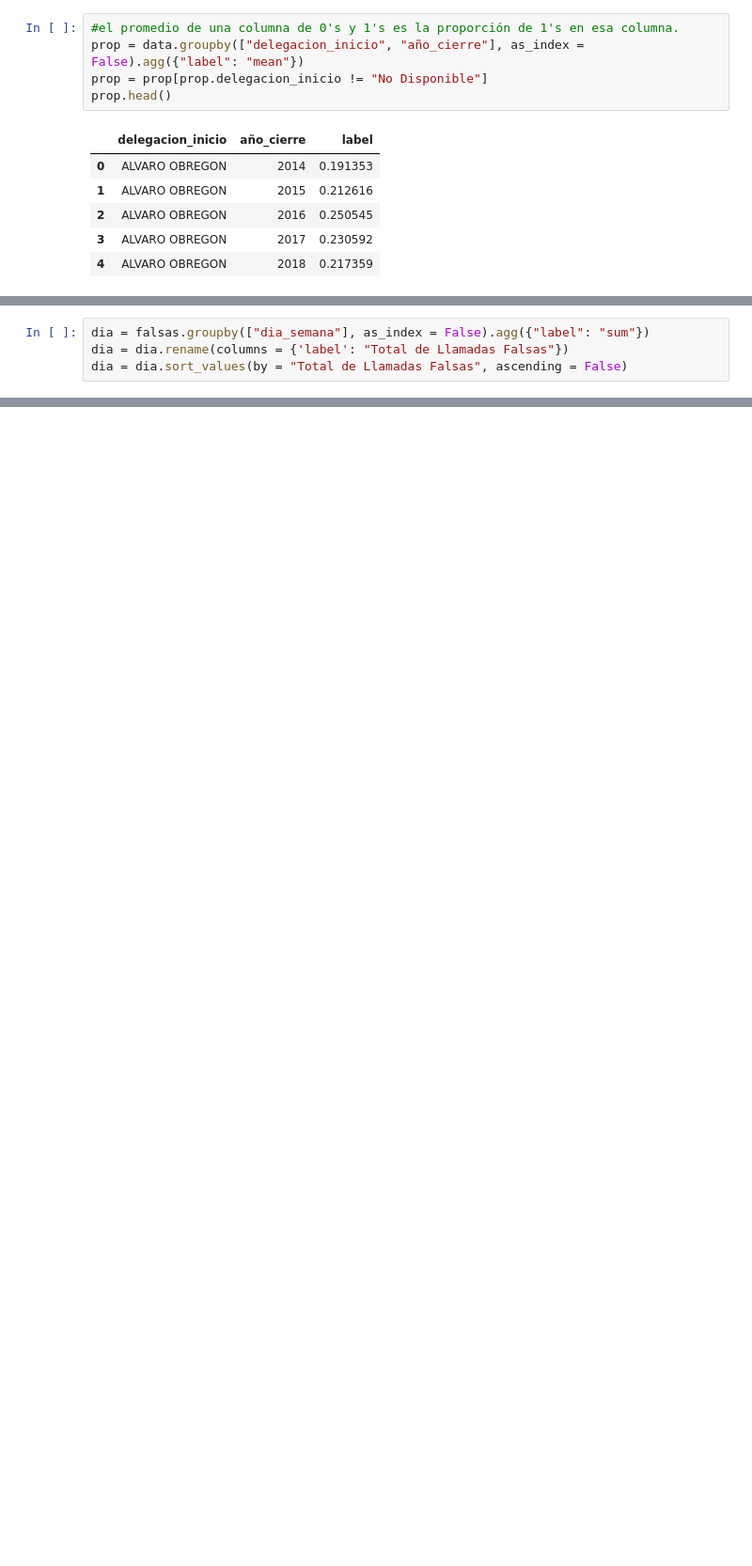
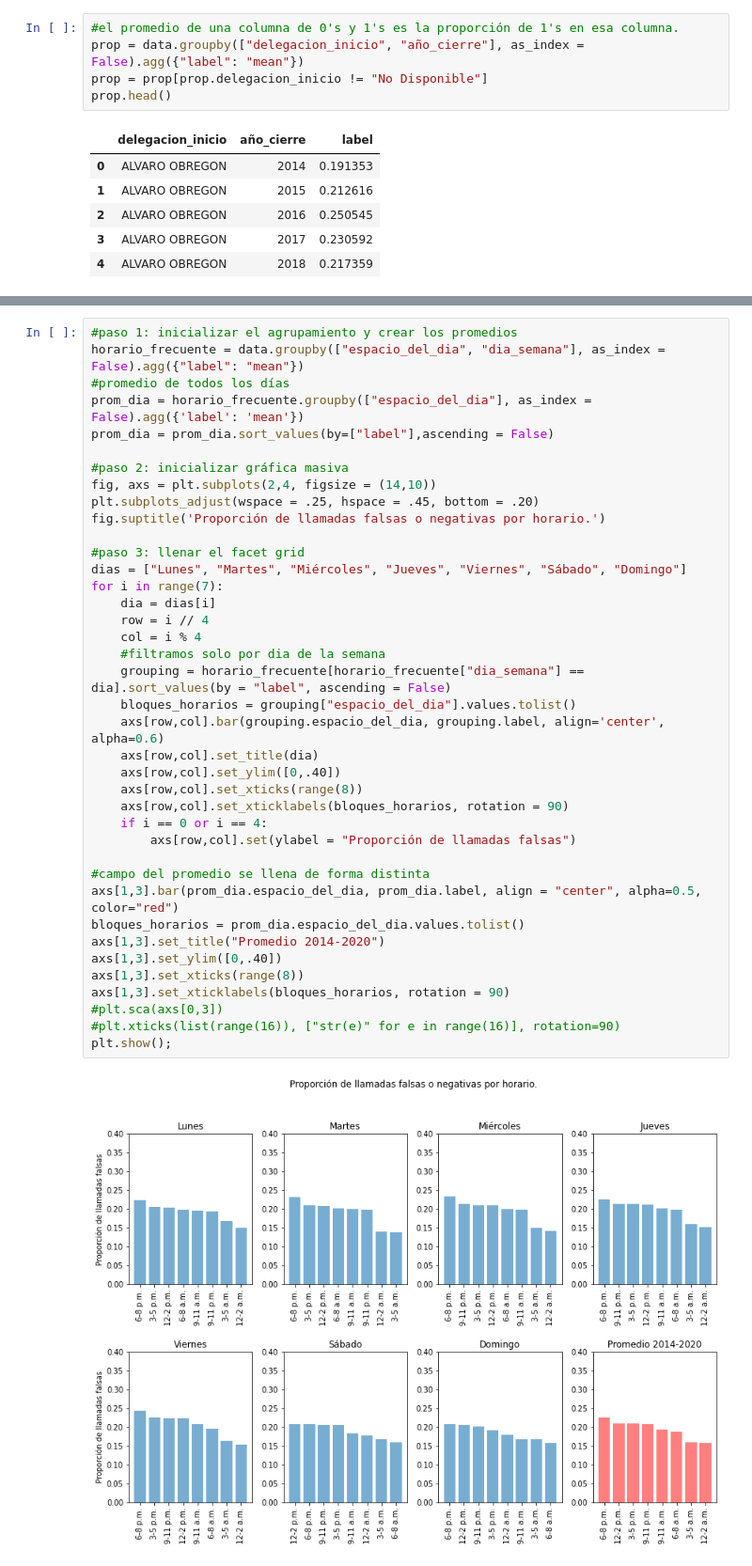
Before and after one commit to caroacostatovany/accidentes-viales-CDMX, a Jupyter notebook: notebooks/geda_pipeline.ipynb, the cells around one changed output, grey strips where cells are left out. Shown at 94% size. Cells and saved outputs as stored; diff of their text form; blank space fills up the shorter version.

```diff
--- a/notebooks/geda_pipeline.ipynb
+++ b/notebooks/geda_pipeline.ipynb
@@ -341,4 +208,0 @@ falsas = falsas.drop_duplicates()
-# %%
-dia = falsas.groupby(["dia_semana"], as_index = False).agg({"label": "sum"})
-dia = dia.rename(columns = {'label': "Total de Llamadas Falsas"})
-dia = dia.sort_values(by = "Total de Llamadas Falsas", ascending = False)
@@ -462,0 +334,41 @@ plt.show();
+# %%
+#paso 1: inicializar el agrupamiento y crear los promedios
+horario_frecuente = data.groupby(["espacio_del_dia", "dia_semana"], as_index = False).agg({"label": "mean"})
+#promedio de todos los días
+prom_dia = horario_frecuente.groupby(["espacio_del_dia"], as_index = False).agg({'label': 'mean'})
+prom_dia = prom_dia.sort_values(by=["label"],ascending = False)
+
+#paso 2: inicializar gráfica masiva
+fig, axs = plt.subplots(2,4, figsize = (14,10))
+plt.subplots_adjust(wspace = .25, hspace = .45, bottom = .20)
+fig.suptitle('Proporción de llamadas falsas o negativas por horario.')
+
+#paso 3: llenar el facet grid
+dias = ["Lunes", "Martes", "Miércoles", "Jueves", "Viernes", "Sábado", "Domingo"]
+for i in range(7):
+    dia = dias[i]
+    row = i // 4
+    col = i % 4
+    #filtramos solo por dia de la semana
+    grouping = horario_frecuente[horario_frecuente["dia_semana"] == dia].sort_values(by = "label", ascending = False)
+    bloques_horarios = grouping["espacio_del_dia"].values.tolist()
+    axs[row,col].bar(grouping.espacio_del_dia, grouping.label, align='center', alpha=0.6)
+    axs[row,col].set_title(dia)
+    axs[row,col].set_ylim([0,.40])
+    axs[row,col].set_xticks(range(8))
+    axs[row,col].set_xticklabels(bloques_horarios, rotation = 90)
+    if i == 0 or i == 4:
+        axs[row,col].set(ylabel = "Proporción de llamadas falsas")
+
+#campo del promedio se llena de forma distinta
+axs[1,3].bar(prom_dia.espacio_del_dia, prom_dia.label, align = "center", alpha=0.5, color="red")
+bloques_horarios = prom_dia.espacio_del_dia.values.tolist()
+axs[1,3].set_title("Promedio 2014-2020")
+axs[1,3].set_ylim([0,.40])
+axs[1,3].set_xticks(range(8))
+axs[1,3].set_xticklabels(bloques_horarios, rotation = 90)
+#plt.sca(axs[0,3])
+#plt.xticks(list(range(16)), ["str(e)" for e in range(16)], rotation=90)
+plt.show();
+# %% [output]
+[figure, added]
```
Also changed, not shown: parts of 53 cells of this notebook.
